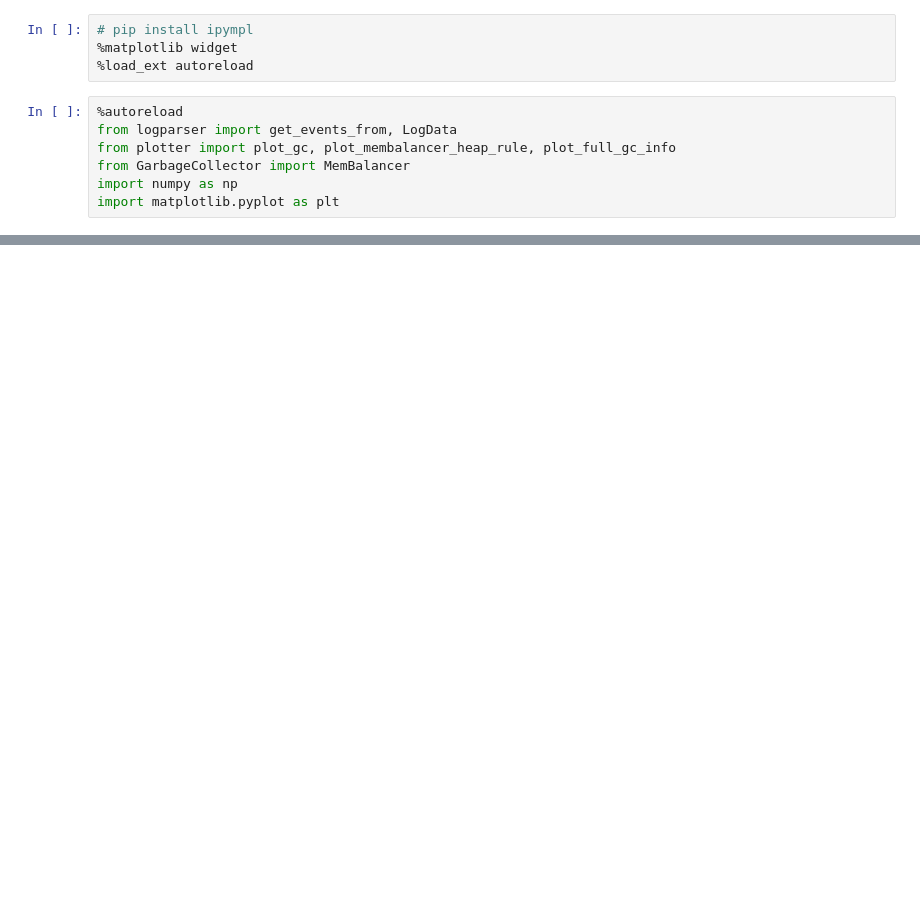
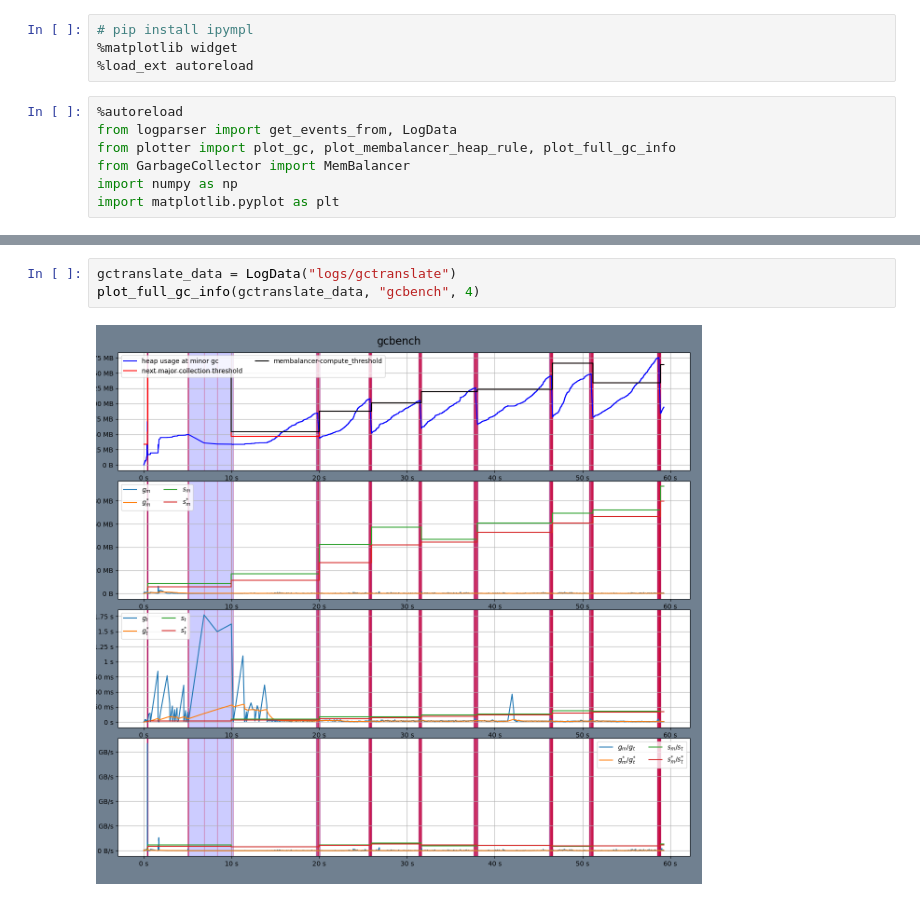
Before and after one commit to enisik/Bachelorarbeit-Skripte, a Jupyter notebook: plots.ipynb, the cells around one changed output, grey strips where cells are left out. Cells and saved outputs as stored; diff of their text form; blank space fills up the shorter version.

```diff
--- a/plots.ipynb
+++ b/plots.ipynb
@@ -12,3 +17,8 @@ import matplotlib.pyplot as plt
+# %%
+gctranslate_data = LogData("logs/gctranslate")
+plot_full_gc_info(gctranslate_data, "gcbench", 4)
+# %% [output]
+[figure, added]
 # %%
 gcbench_events = get_events_from("logs/gcbench")
 plot_gc(gcbench_events, "gc-bench", fignum=1)
```
Also changed, not shown: parts of 5 cells of this notebook, 2 other files.
